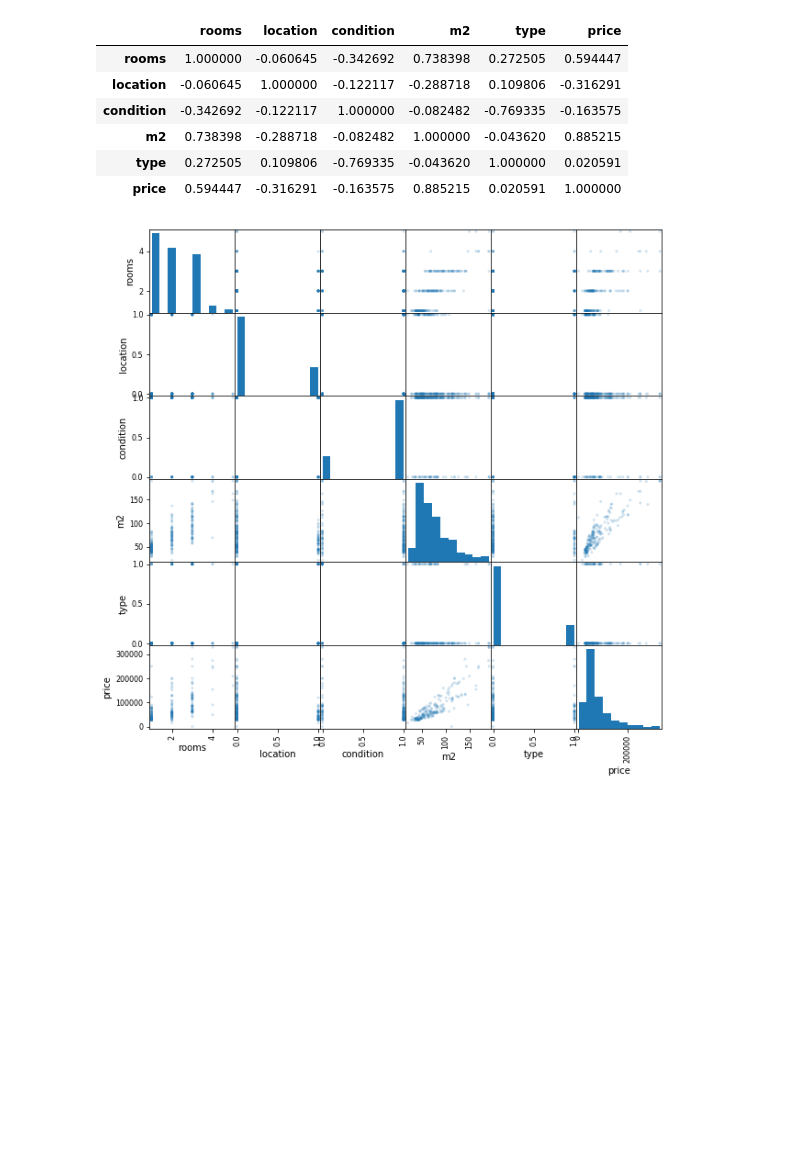
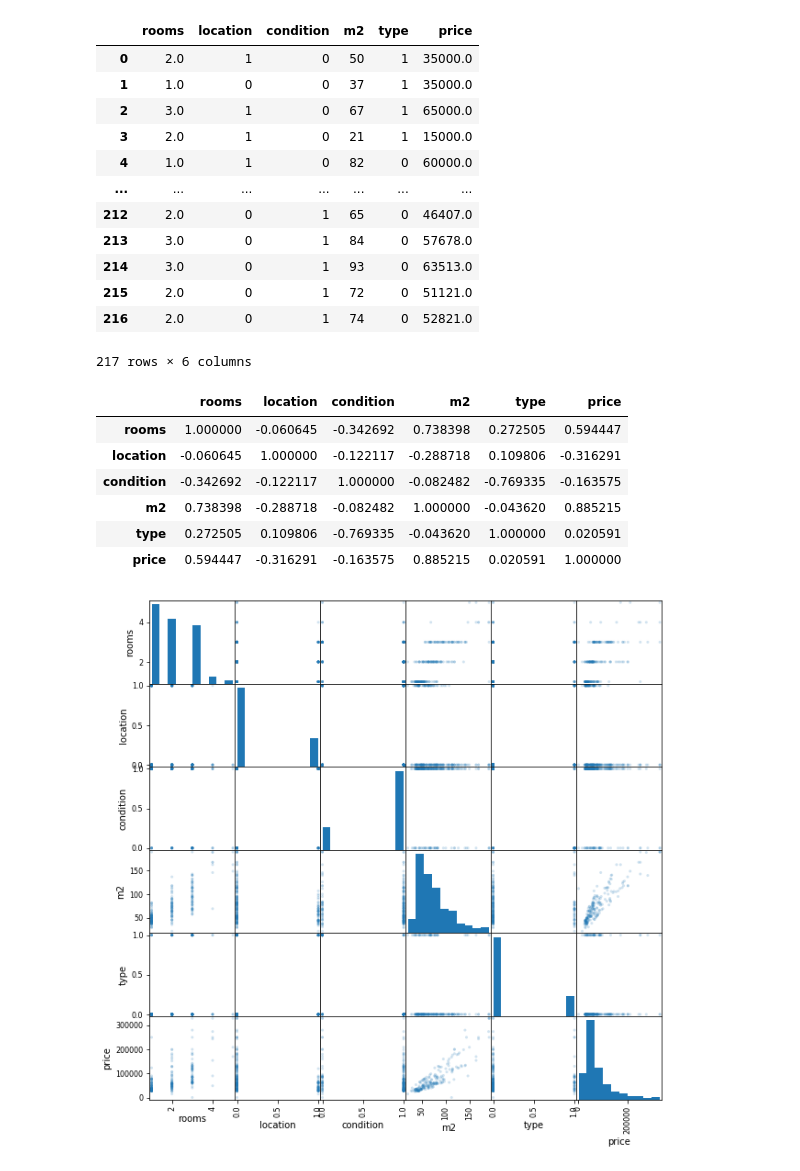
Before and after one commit to katerynakononova/ML, a Jupyter notebook: Python/02 Linear Regression.ipynb, the cells around one changed output. Saved outputs shown, nothing was run; the diff lists cells and outputs as text; code cells hidden in the pictures; blank space fills up the shorter version.

```diff
--- a/Python/02 Linear Regression.ipynb
+++ b/Python/02 Linear Regression.ipynb
@@ -8,6 +8,22 @@ import pandas as pd
 # %%
 # Importing the dataset
 df = pd.read_csv('flats_prep.csv', sep=';')
+# %%
+df
+# %% [output]
+|  | rooms | location | condition | m2 | type | price |
+| 0 | 2.0 | 1 | 0 | 50 | 1 | 35000.0 |
+| 1 | 1.0 | 0 | 0 | 37 | 1 | 35000.0 |
+| 2 | 3.0 | 1 | 0 | 67 | 1 | 65000.0 |
+| 3 | 2.0 | 1 | 0 | 21 | 1 | 15000.0 |
+| 4 | 1.0 | 1 | 0 | 82 | 0 | 60000.0 |
+| ... | ... | ... | ... | ... | ... | ... |
+| 212 | 2.0 | 0 | 1 | 65 | 0 | 46407.0 |
+| 213 | 3.0 | 0 | 1 | 84 | 0 | 57678.0 |
+| 214 | 3.0 | 0 | 1 | 93 | 0 | 63513.0 |
+| 215 | 2.0 | 0 | 1 | 72 | 0 | 51121.0 |
+| 216 | 2.0 | 0 | 1 | 74 | 0 | 52821.0 |
+217 rows × 6 columns
 # %%
 # Cheking correlations
 df.corr()
```
Also changed, not shown: parts of 8 cells of this notebook, 4 other files.
